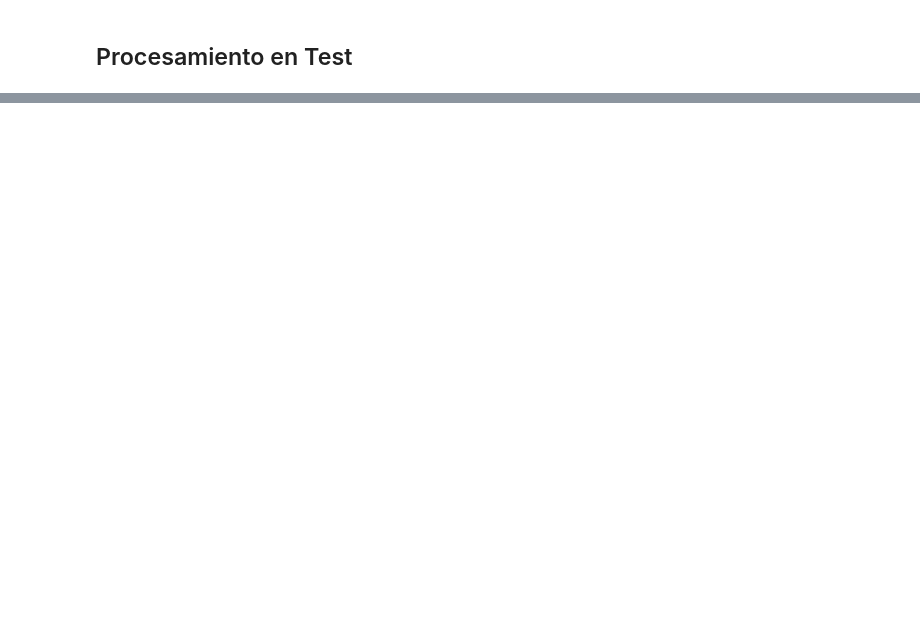
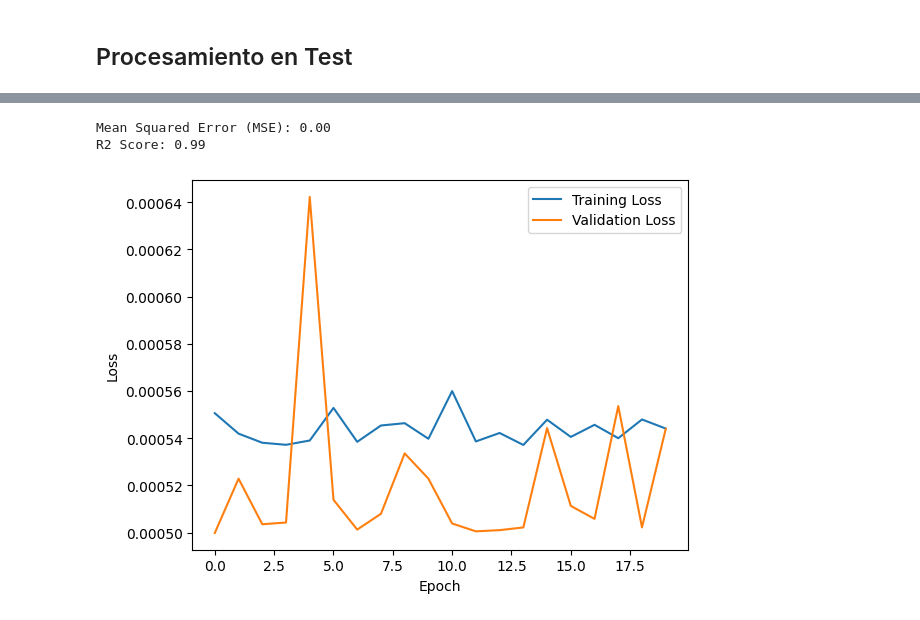
Before and after one commit to MiguelMussi/AAII_TP1, a Jupyter notebook: Problema_1.ipynb, the cells around one changed output, grey strips where cells are left out. Saved outputs shown, nothing was run; the diff lists cells and outputs as text; code cells hidden in the pictures; blank space fills up the shorter version.

```diff
--- a/Problema_1.ipynb
+++ b/Problema_1.ipynb
@@ -259,0 +398,8 @@ X_train.shape, y_train.shape
+# %%
+# Definición del Modelo
+model = Sequential([
+    Input(shape=(X_train.shape[1],)),
+    Dense(8, activation='relu'), Dropout(0),
+    Dense(4, activation='relu'), Dropout(0),
+    Dense(1, activation='linear')
+])
@@ -259,0 +428,5 @@ X_train.shape, y_train.shape
+# %%
+# Entrenamiento
+print("Inicio del Entrenamiento")
+model.compile(optimizer='adam', loss='mean_squared_error', metrics=['mean_squared_error', 'mae'])
+history = model.fit(X_train, y_train, epochs=20, batch_size=32, validation_split=0.2, verbose=1)
@@ -259,0 +451,3 @@ X_train.shape, y_train.shape
+# %%
+# Predicciones en el conjunto de prueba
+y_pred = model.predict(X_test)
@@ -259,0 +456,19 @@ X_train.shape, y_train.shape
+# %%
+# Métricas de regresión
+mse = mean_squared_error(y_test, y_pred)
+r2 = r2_score(y_test, y_pred)
+
+print("Mean Squared Error (MSE): {:.2f}".format(mse))
+print("R2 Score: {:.2f}\n".format(r2))
+
+# Graficar la curva de aprendizaje
+plt.plot(history.history['loss'], label='Training Loss')
+plt.plot(history.history['val_loss'], label='Validation Loss')
+plt.xlabel('Epoch')
+plt.ylabel('Loss')
+plt.legend()
+plt.show()
+# %% [output]
+Mean Squared Error (MSE): 0.00
+R2 Score: 0.99
+[figure, added]
```
Also changed, not shown: parts of 26 cells of this notebook.
